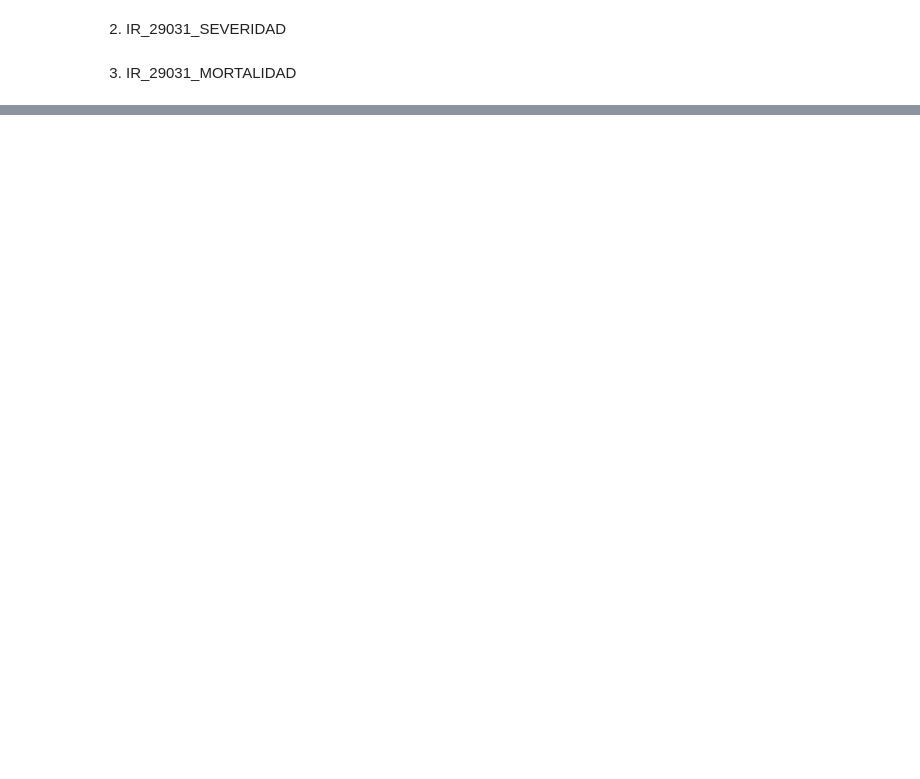
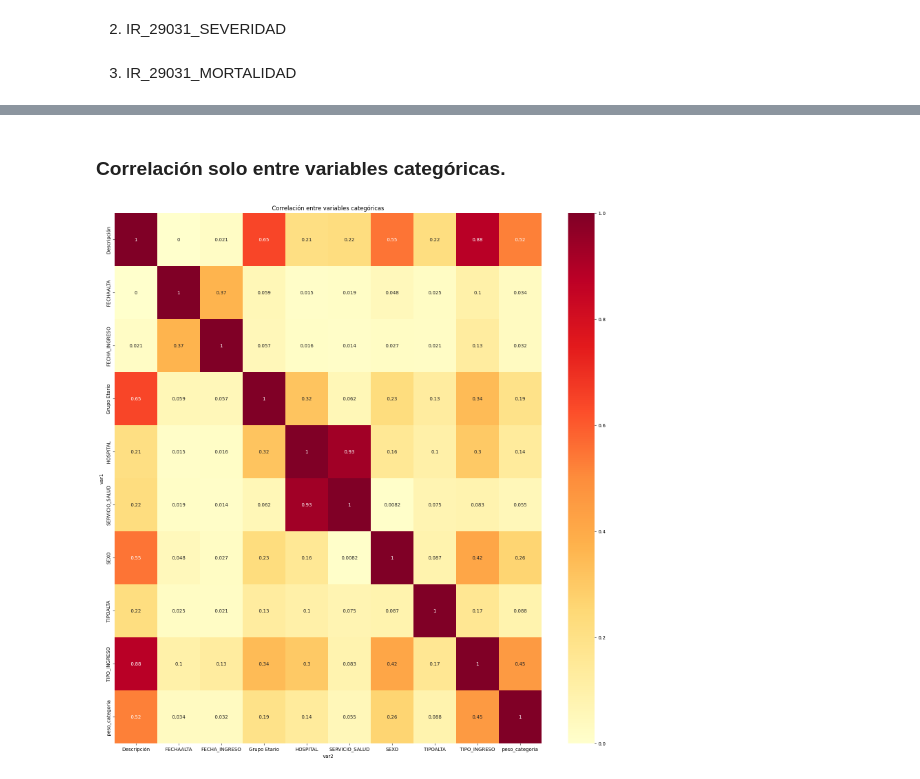
Before and after one commit to VichoRamirez/TOPD, a Jupyter notebook: Control2.ipynb, the cells around one changed output, grey strips where cells are left out. Drawn from its saved outputs; the diff is of its cells as text; code cells hidden in the pictures; blank space fills up the shorter version.

```diff
--- a/Control2.ipynb
+++ b/Control2.ipynb
@@ -344,0 +350,31 @@ plt.show()
+# %% [markdown]
+### Correlación solo entre variables categóricas.
+# %%
+cat_var_prod = list(it.product(obj,obj2, repeat = 1))
+result = []
+
+def cramers_v(x, y):
+    confusion_matrix = pd.crosstab(x, y)
+    chi2 = sp.stats.chi2_contingency(confusion_matrix)[0]
+    n = confusion_matrix.sum().sum()
+    phi2 = chi2 / n
+    r, k = confusion_matrix.shape
+    phi2corr = max(0, phi2 - ((k-1)*(r-1))/(n-1))
+    rcorr = r - ((r-1)**2)/(n-1)
+    kcorr = k - ((k-1)**2)/(n-1)
+    return np.sqrt(phi2corr / min( (kcorr-1), (rcorr-1)))
+
+for i in cat_var_prod:
+    result.append((i[0], i[1], cramers_v(df_copy_cat[i[0]], df_copy_cat[i[1]])))
+
+corr_output = pd.DataFrame(result, columns = ["var1", "var2", "Corr"])
+corr_output = corr_output.pivot(index = "var1", columns="var2", values = "Corr")
+corr_output = corr_output.astype(float)
+
+fig = plt.figure(figsize=(20,20))
+sns.heatmap(corr_output, annot = True, cmap = "YlOrRd", vmin = 0, vmax = 1)
+plt.title("Correlación entre variables categóricas")
+plt.savefig("corr_cat_cat.png", dpi = 300, bbox_inches = "tight")
+plt.show()
+# %% [output]
+[figure, added]
```
Also changed, not shown: parts of 14 cells of this notebook, 4 other files.
